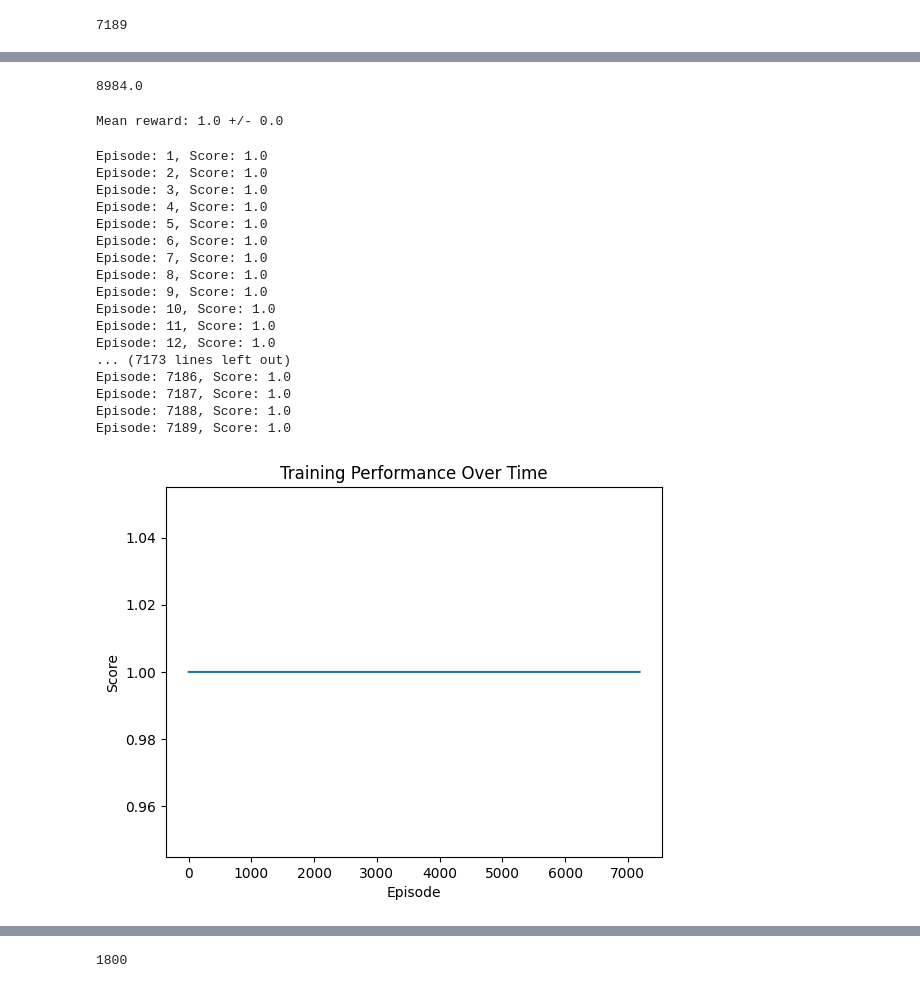
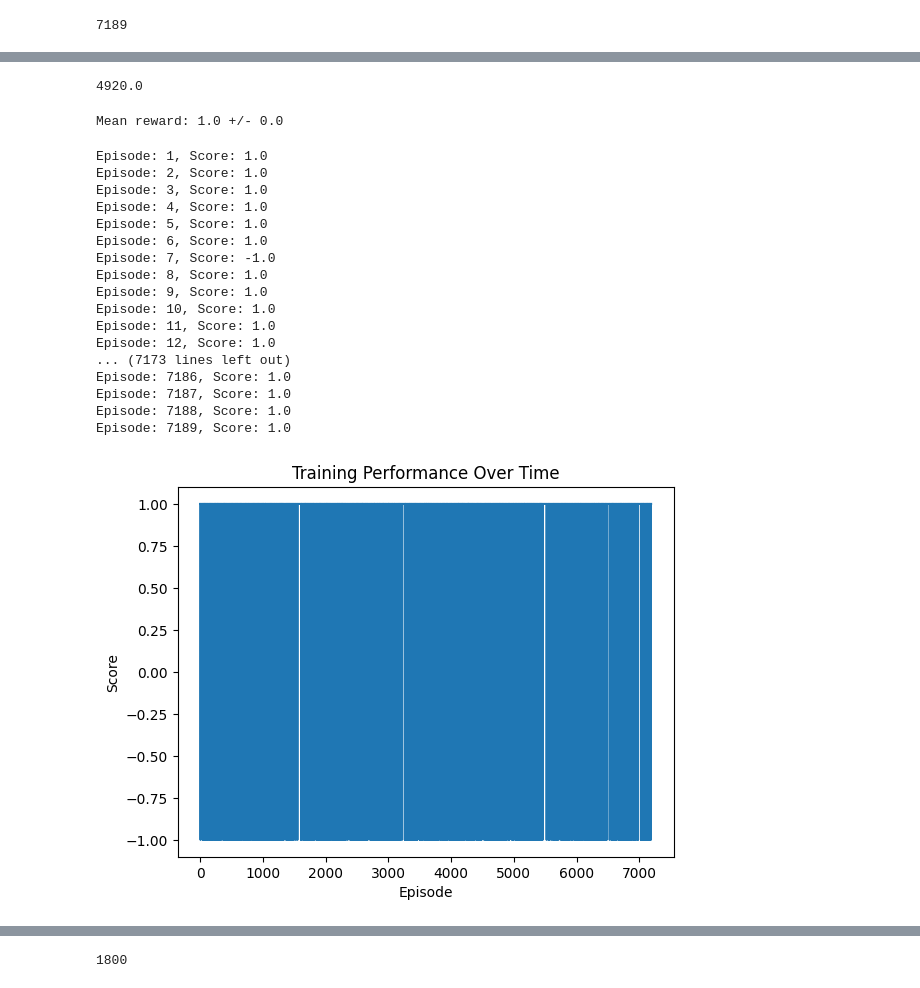
Before and after one commit to royhankamil/Machine-Learning-Project, a Jupyter notebook: external_task_project/cloud/metrics with output_PPO_.ipynb, the cells around one changed output, grey strips where cells are left out. Cells and saved outputs as stored; diff of their text form; code cells hidden in the pictures.

```diff
--- a/external_task_project/cloud/metrics with output_PPO_.ipynb
+++ b/external_task_project/cloud/metrics with output_PPO_.ipynb
@@ -234,7 +232,7 @@ class PPO:
             rewards.insert(0, discounted_reward)
 
         rewards = torch.tensor(rewards).to(device)
-        rewards = (rewards - rewards.mean()) / (rewards.std() + 1e-5)
+        rewards = (rewards - rewards.mean()) / (rewards.std() + 1e-3)
 
         old_states = torch.squeeze(torch.stack(memory.states, dim=0)).detach().to(device)
         old_actions = torch.squeeze(torch.stack(memory.actions, dim=0)).detach().to(device)
@@ -312,11 +310,11 @@ class CustomEnv(gym.Env):
         self.current_step = 0
         return self._get_observation()
 
-    def step(self):
+    def step(self, action):
         self.curent_step += 1
         done = self.curent_step >= len(self.df) - 1
 
-        reward = self._get_reward()
+        reward = self._get_reward(action)
         next_state = self._get_observation()
 
         return next_state, reward, done, {}
@@ -324,8 +322,8 @@ class CustomEnv(gym.Env):
     def _get_observation(self):
         return self.df.iloc[self.current_step][['cpu_usage', 'memory_usage', 'bandwidth_inbound', 'bandwidth_outbound', 'tps', 'tps_error', 'response_time']].values
 
-    def _get_reward(self):
-        if self.df.iloc[self.current_step]['Status'] == 0:
+    def _get_reward(self, action):
+        if action == self.df.iloc[self.current_step]['Status']:
             return 1.0
         else:
             return -1.0
@@ -358,7 +356,7 @@ for episode in range(1, max_episodes + 1):
     for t in range(max_timesteps):
         time_step += 1
         action, logprob = ppo.select_action(state)
-        next_state, reward, done, _ = env.step()
+        next_state, reward, done, _ = env.step(action)
 
 
         # memory.add_state(torch.FloatTensor(state))
@@ -508,7 +520,7 @@ Episode 1800     Total reward: 1.0
 # %%
 sum(episode_rewards)
 # %% [output]
-8984.0
+4920.0
 # %%
 # Evaluasi model PPO
 def evaluate_policy(env, model, n_eval_episodes=10):
@@ -540,38 +552,38 @@ for episode in range(1, episodes + 1):
     score = 0
     while not done:
         action, _ = ppo.select_action(obs)
-        obs, reward, done, info = env.step()
+        obs, reward, done, info = env.step(action)
         score += reward
     scores.append(score)
     print(f"Episode: {episode}, Score: {score}")
 
 env.close()
 
 # Plotting the scores
 plt.plot(range(len(scores)), scores)
 plt.xlabel('Episode')
 plt.ylabel('Score')
 plt.title('Training Performance Over Time')
 plt.show()
 # %% [output]
 Episode: 1, Score: 1.0
 Episode: 2, Score: 1.0
 Episode: 3, Score: 1.0
 Episode: 4, Score: 1.0
 Episode: 5, Score: 1.0
 Episode: 6, Score: 1.0
-Episode: 7, Score: 1.0
+Episode: 7, Score: -1.0
 Episode: 8, Score: 1.0
 Episode: 9, Score: 1.0
 Episode: 10, Score: 1.0
 Episode: 11, Score: 1.0
 Episode: 12, Score: 1.0
 ... (7173 lines left out)
 Episode: 7186, Score: 1.0
 Episode: 7187, Score: 1.0
 Episode: 7188, Score: 1.0
 Episode: 7189, Score: 1.0
-[figure, old version]
+[figure, new version]
 # %%
 # Load actual data for comparison
 actual_data = dataset
```
Also changed, not shown: parts of 5 cells of this notebook.
